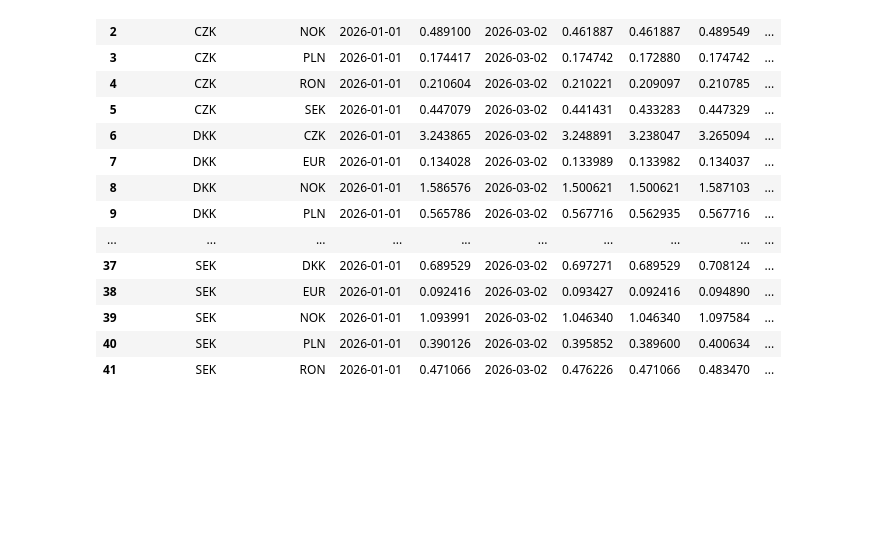
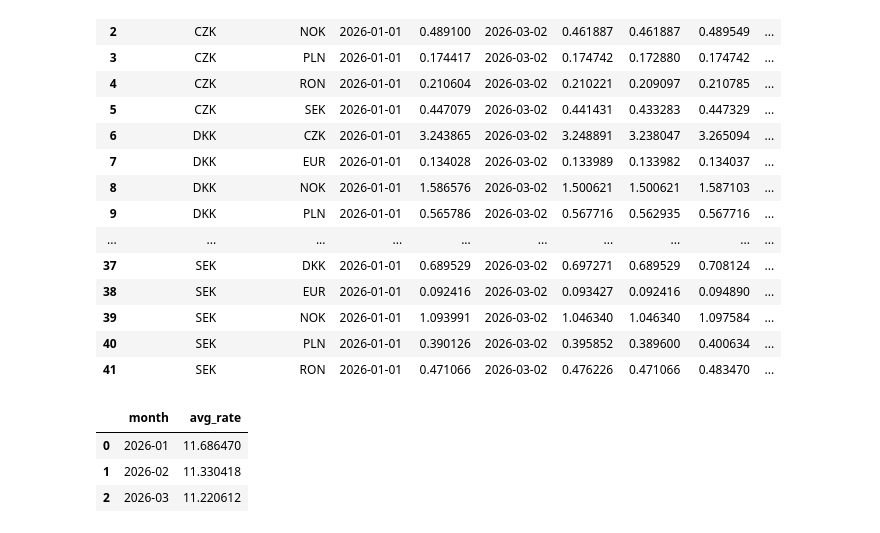
Before and after one commit to yasser3434/foreign_exchange_de_project, a Jupyter notebook: notebooks/main.ipynb, the cells around one changed output. Saved outputs shown, nothing was run; the diff lists cells and outputs as text; code cells hidden in the pictures; blank space fills up the shorter version.

```diff
--- a/notebooks/main.ipynb
+++ b/notebooks/main.ipynb
@@ -665,0 +664,18 @@ df = pd.read_sql(ytd_query, conn)
+# %%
+pd.read_sql("""
+    SELECT
+        strftime('%Y-%m', date) AS month,
+        ROUND(AVG(rate), 6) AS avg_rate
+    FROM fact_fx_rates
+    WHERE base_currency = 'EUR'
+    AND target_currency = 'NOK'
+    AND strftime('%Y', date) = '2026'
+
+    GROUP BY month
+    ORDER BY month;
+""", conn)
+# %% [output]
+|  | month | avg_rate |
+| 0 | 2026-01 | 11.686470 |
+| 1 | 2026-02 | 11.330418 |
+| 2 | 2026-03 | 11.220612 |
```
Also changed, not shown: parts of 1 cell of this notebook, 9 other files.
